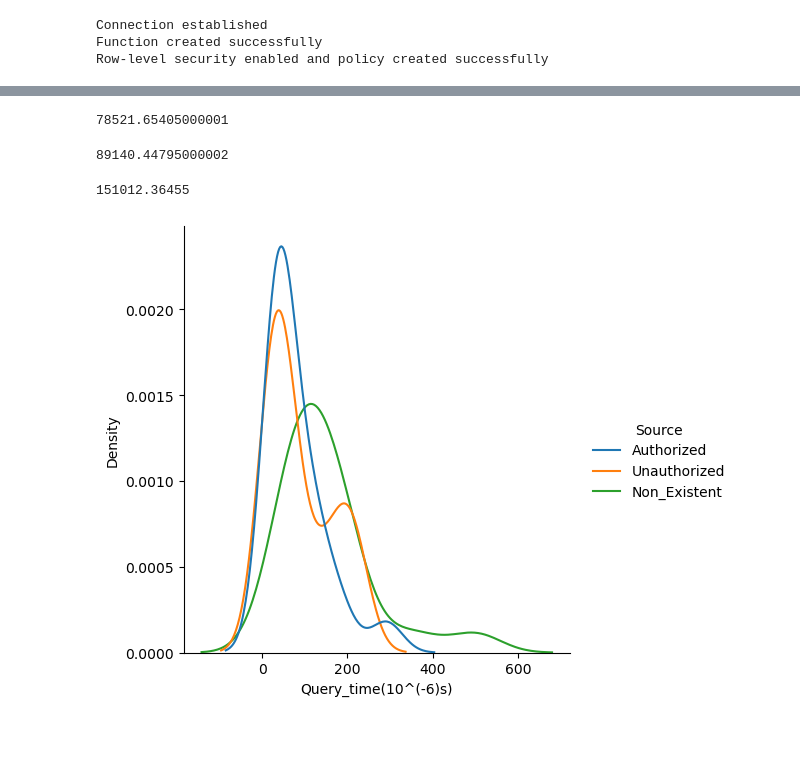
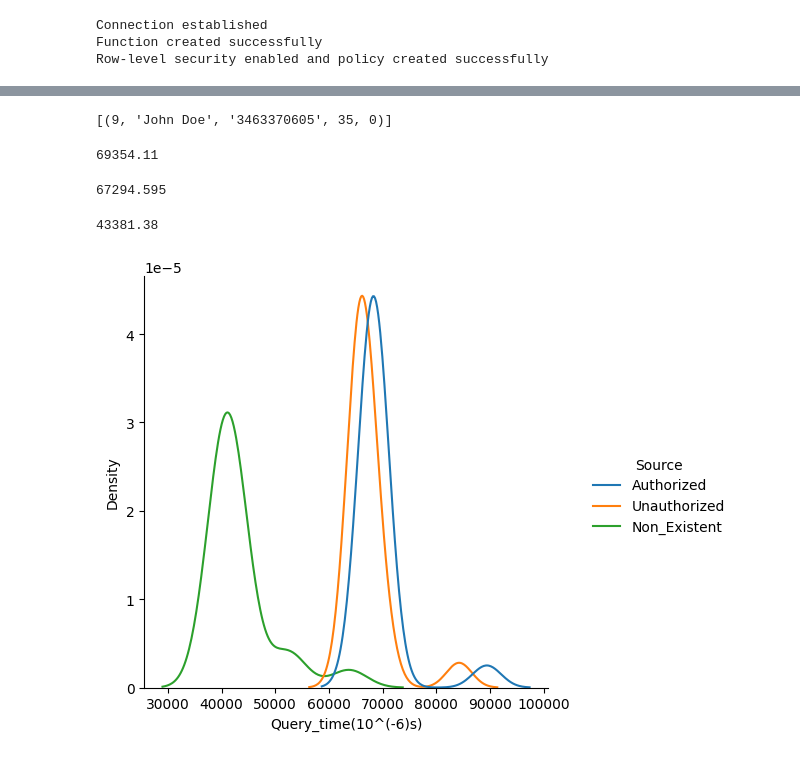
Before and after one commit to Yingyu18/DBMS-final-project, a Jupyter notebook: RLS_plot.ipynb, the cells around one changed output, grey strips where cells are left out. Cells and saved outputs as stored; diff of their text form; code cells hidden in the pictures.

```diff
--- a/RLS_plot.ipynb
+++ b/RLS_plot.ipynb
@@ -85,7 +95,7 @@ Row-level security enabled and policy created successfully
 # %%
 import time
 # Doctor with site_ID 0
-conn_string = "host='140.112.12.188' user='lily814778' dbname='dbms_final' password='1234' port='5432'"
+conn_string = "host='140.112.12.188' user='lily543906' dbname='dbms_final' password='1234' port='5432'"
 
 # Connect to the database
 conn = psycopg2.connect(conn_string)
@@ -96,16 +106,19 @@ cursor = conn.cursor()
 Authorized = []
 for i in range(20):
     start_time = time.perf_counter_ns()
-    cursor.execute("SELECT * FROM Patient WHERE ID_number='3769016772';")
+    cursor.execute("SELECT * FROM Patient WHERE ID_Number='3463370605';")
     end_time = time.perf_counter_ns()
     Authorized.append((end_time-start_time)/10**3)
+print(cursor.fetchall())
 cursor.close()
 conn.close()
+# %% [output]
+[(9, 'John Doe', '3463370605', 35, 0)]
 # %%
 avg_Authorized = sum(Authorized)/len(Authorized)
 print(avg_Authorized)
 # %% [output]
-78521.65405000001
+69354.11
 # %%
 # Another user with no permission
 conn_string = "host='140.112.12.188' user='andychang' dbname='dbms_final' password='1234' port='5432'"
@@ -119,7 +132,7 @@ cursor = conn.cursor()
 Unauthorized = []
 for i in range(20):
     start_time = time.perf_counter_ns()
-    cursor.execute("SELECT * FROM Patient WHERE ID_number='3769016772';")
+    cursor.execute("SELECT * FROM Patient WHERE ID_number='3463370605';")
     end_time = time.perf_counter_ns()
     Unauthorized.append((end_time-start_time)/10**3)
 cursor.close()
@@ -128,7 +141,7 @@ conn.close()
 avg_Unauthorized = sum(Unauthorized)/len(Unauthorized)
 print(avg_Unauthorized)
 # %% [output]
-89140.44795000002
+67294.595
 # %%
 # Another user with no permission and ID isn't in dataset
 conn_string = "host='140.112.12.188' user='andychang' dbname='dbms_final' password='1234' port='5432'"
@@ -142,7 +155,7 @@ cursor = conn.cursor()
 Non_Existent = []
 for i in range(20):
     start_time = time.perf_counter_ns()
-    cursor.execute("SELECT * FROM Patient WHERE ID_number='3769016771';")
+    cursor.execute("SELECT * FROM Patient WHERE ID_number='37690167';")
     end_time = time.perf_counter_ns()
     Non_Existent.append((end_time-start_time)/10**3)
 cursor.close()
@@ -151,28 +164,28 @@ conn.close()
 avg_Nonexist = sum(Non_Existent)/len(Non_Existent)
 print(avg_Nonexist)
 # %% [output]
-151012.36455
+43381.38
 # %%
 import numpy as np
 import pandas as pd
 import seaborn as sns
 import matplotlib.pyplot as plt
 
 #print(len(Unauthorized))
-Authorized_arr = np.array(Authorized)*10**(-3)
+Authorized_arr = np.array(Authorized)
 Authorized_df = pd.DataFrame(Authorized_arr, columns=['Query_time(10^(-6)s)'])
-Unauthorized_arr = np.array(Unauthorized)*10**(-3)
+Unauthorized_arr = np.array(Unauthorized)
 Unauthorized_df = pd.DataFrame(Unauthorized_arr, columns=['Query_time(10^(-6)s)'])
-Non_Existent_arr = np.array(Non_Existent)*10**(-3)
+Non_Existent_arr = np.array(Non_Existent)
 Non_Existent_df = pd.DataFrame(Non_Existent_arr, columns=['Query_time(10^(-6)s)'])
 
 Authorized_df['Source'] = 'Authorized'
 Unauthorized_df['Source'] = 'Unauthorized'
 Non_Existent_df['Source'] = 'Non_Existent'
 
 combined_df = pd.concat([Authorized_df, Unauthorized_df, Non_Existent_df], ignore_index=True)
 
 sns.displot(data=combined_df, x='Query_time(10^(-6)s)', hue='Source', kind='kde')
 plt.show()
 # %% [output]
-[figure, old version]
+[figure, new version]
```
Also changed, not shown: parts of 1 cell of this notebook, 3 other files.
